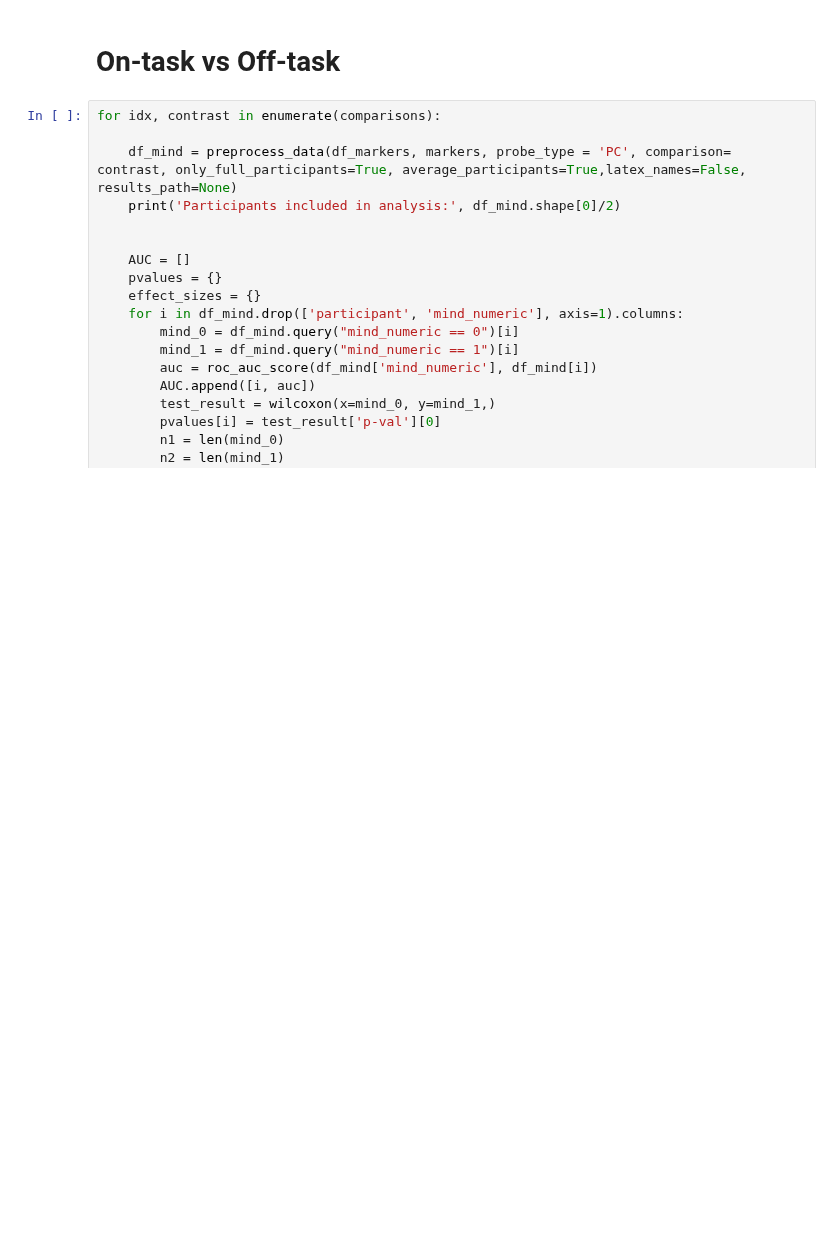
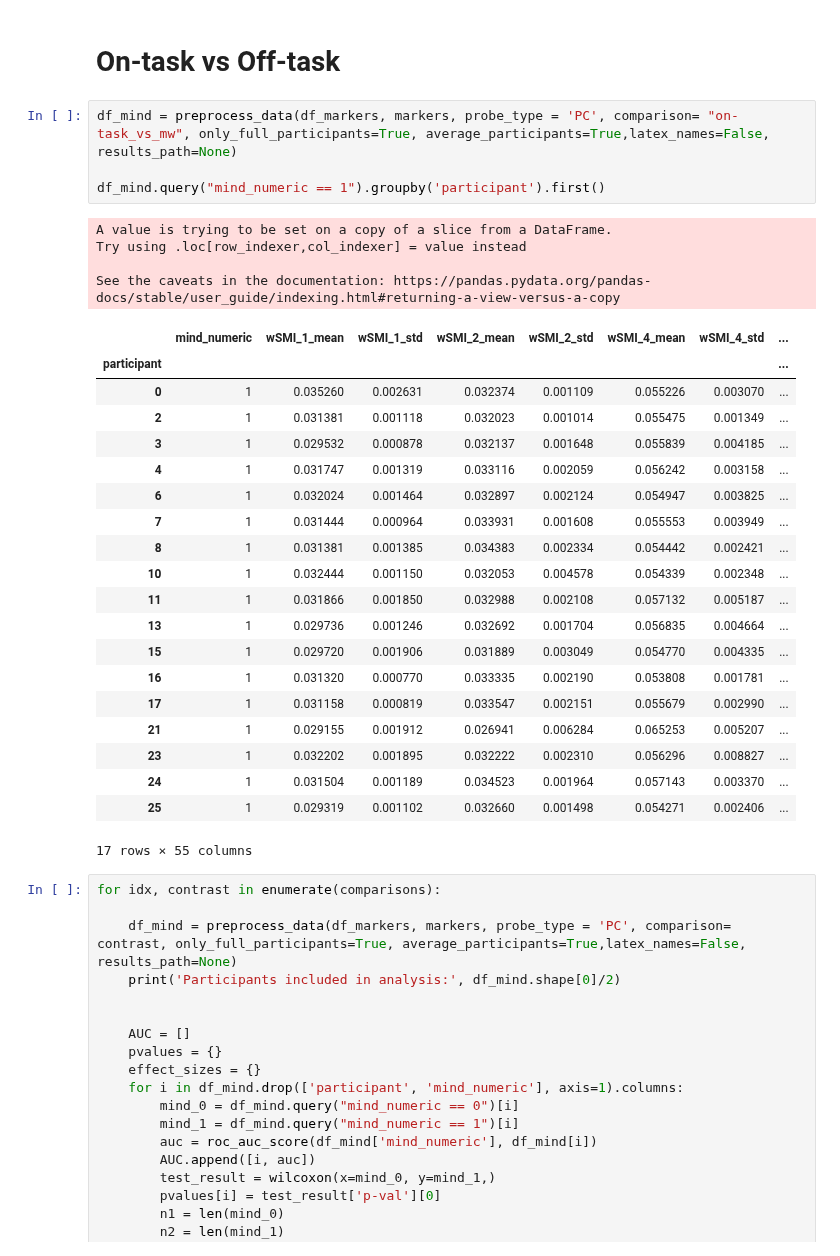
Before and after one commit to Nicobruno92/mw_markers_project, a Jupyter notebook: src/Statistics/wilcoxon_test.ipynb, the cells around one changed output. Drawn from its saved outputs; the diff is of its cells as text; blank space fills up the shorter version.

```diff
--- a/src/Statistics/wilcoxon_test.ipynb
+++ b/src/Statistics/wilcoxon_test.ipynb
@@ -208,6 +208,35 @@ def rosenthals_r(statistic, n_pairs):
     return r
 # %% [markdown]
 # On-task vs Off-task
+# %%
+df_mind = preprocess_data(df_markers, markers, probe_type = 'PC', comparison= "on-task_vs_mw", only_full_participants=True, average_participants=True,latex_names=False, results_path=None)
+
+df_mind.query("mind_numeric == 1").groupby('participant').first()
+# %% [output]
+A value is trying to be set on a copy of a slice from a DataFrame.
+Try using .loc[row_indexer,col_indexer] = value instead
+
+See the caveats in the documentation: https://pandas.pydata.org/pandas-docs/stable/user_guide/indexing.html#returning-a-view-versus-a-copy
+|  | mind_numeric | wSMI_1_mean | wSMI_1_std | wSMI_2_mean | wSMI_2_std | wSMI_4_mean | wSMI_4_std | ... |
+| participant |  |  |  |  |  |  |  | ... |
+| 0 | 1 | 0.035260 | 0.002631 | 0.032374 | 0.001109 | 0.055226 | 0.003070 | ... |
+| 2 | 1 | 0.031381 | 0.001118 | 0.032023 | 0.001014 | 0.055475 | 0.001349 | ... |
+| 3 | 1 | 0.029532 | 0.000878 | 0.032137 | 0.001648 | 0.055839 | 0.004185 | ... |
+| 4 | 1 | 0.031747 | 0.001319 | 0.033116 | 0.002059 | 0.056242 | 0.003158 | ... |
+| 6 | 1 | 0.032024 | 0.001464 | 0.032897 | 0.002124 | 0.054947 | 0.003825 | ... |
+| 7 | 1 | 0.031444 | 0.000964 | 0.033931 | 0.001608 | 0.055553 | 0.003949 | ... |
+| 8 | 1 | 0.031381 | 0.001385 | 0.034383 | 0.002334 | 0.054442 | 0.002421 | ... |
+| 10 | 1 | 0.032444 | 0.001150 | 0.032053 | 0.004578 | 0.054339 | 0.002348 | ... |
+| 11 | 1 | 0.031866 | 0.001850 | 0.032988 | 0.002108 | 0.057132 | 0.005187 | ... |
+| 13 | 1 | 0.029736 | 0.001246 | 0.032692 | 0.001704 | 0.056835 | 0.004664 | ... |
+| 15 | 1 | 0.029720 | 0.001906 | 0.031889 | 0.003049 | 0.054770 | 0.004335 | ... |
+| 16 | 1 | 0.031320 | 0.000770 | 0.033335 | 0.002190 | 0.053808 | 0.001781 | ... |
+| 17 | 1 | 0.031158 | 0.000819 | 0.033547 | 0.002151 | 0.055679 | 0.002990 | ... |
+| 21 | 1 | 0.029155 | 0.001912 | 0.026941 | 0.006284 | 0.065253 | 0.005207 | ... |
+| 23 | 1 | 0.032202 | 0.001895 | 0.032222 | 0.002310 | 0.056296 | 0.008827 | ... |
+| 24 | 1 | 0.031504 | 0.001189 | 0.034523 | 0.001964 | 0.057143 | 0.003370 | ... |
+| 25 | 1 | 0.029319 | 0.001102 | 0.032660 | 0.001498 | 0.054271 | 0.002406 | ... |
+17 rows × 55 columns
 # %%
 for idx, contrast in enumerate(comparisons):
 
```
Also changed, not shown: parts of 1 cell of this notebook, 35 other files.
